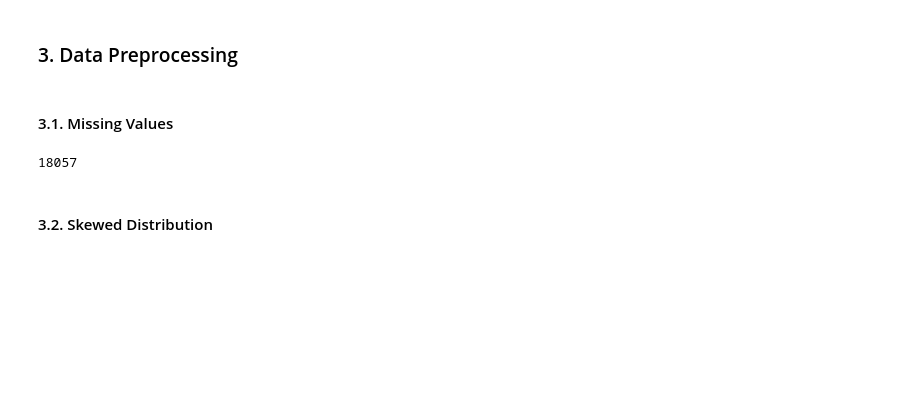
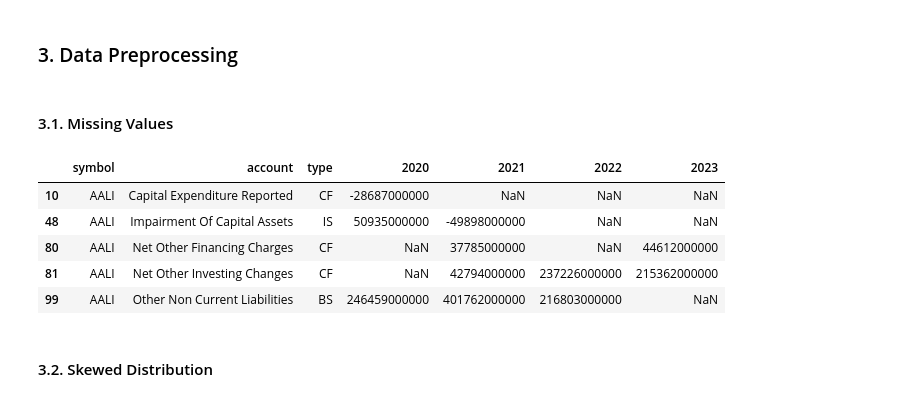
Before and after one commit to rezaaldama/IDX, a Jupyter notebook: IDX.ipynb, the cells around one changed output. Drawn from its saved outputs; the diff is of its cells as text; code cells hidden in the pictures; blank space fills up the shorter version.

```diff
--- a/IDX.ipynb
+++ b/IDX.ipynb
@@ -39,7 +51,12 @@ df.head(5)
 ### 3. Data Preprocessing
 # %% [markdown]
 #### 3.1. Missing Values
-# %%
-df.isnull().sum().max()
-# %% [output]
-18057
+# %%
+df[df.isnull().any(axis=1)].head(5)
+# %% [output]
+|  | symbol | account | type | 2020 | 2021 | 2022 | 2023 |
+| 10 | AALI | Capital Expenditure Reported | CF | -28687000000 | NaN | NaN | NaN |
+| 48 | AALI | Impairment Of Capital Assets | IS | 50935000000 | -49898000000 | NaN | NaN |
+| 80 | AALI | Net Other Financing Charges | CF | NaN | 37785000000 | NaN | 44612000000 |
+| 81 | AALI | Net Other Investing Changes | CF | NaN | 42794000000 | 237226000000 | 215362000000 |
+| 99 | AALI | Other Non Current Liabilities | BS | 246459000000 | 401762000000 | 216803000000 | NaN |
```
Also changed, not shown: parts of 5 cells of this notebook.
